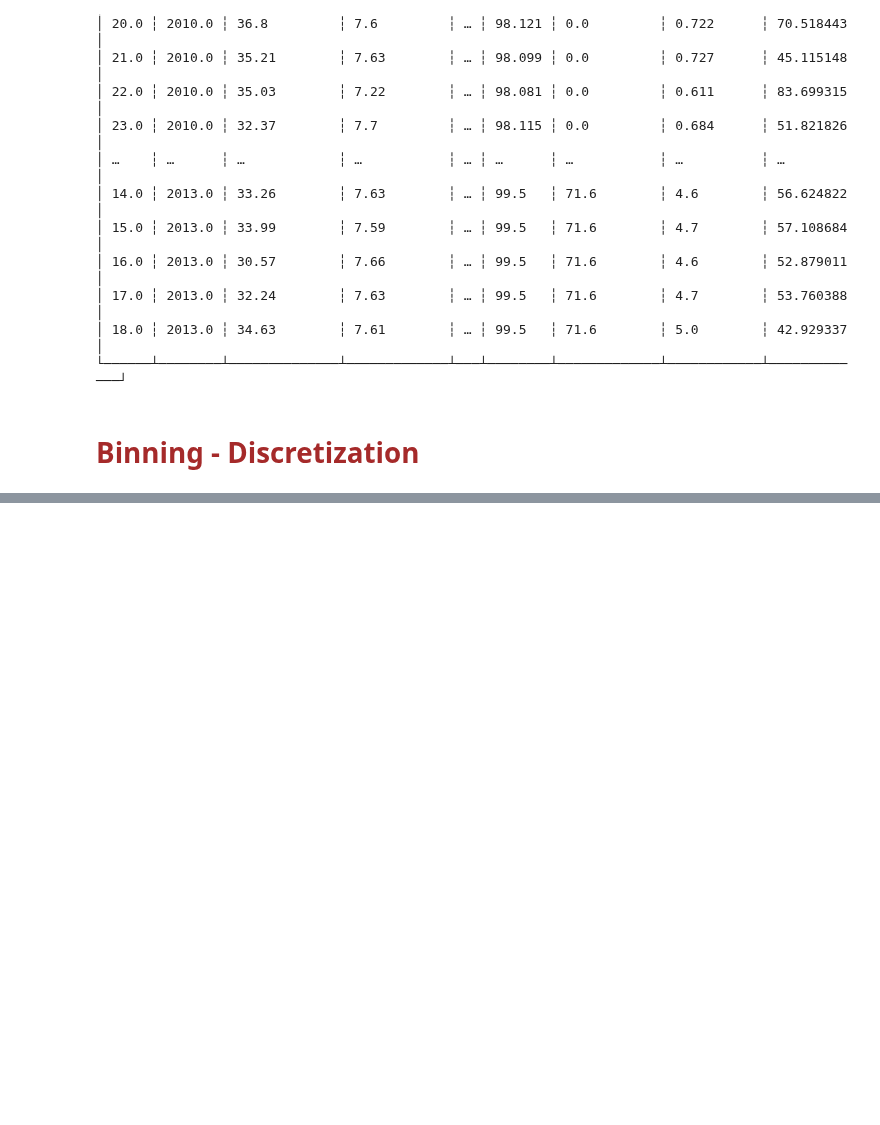
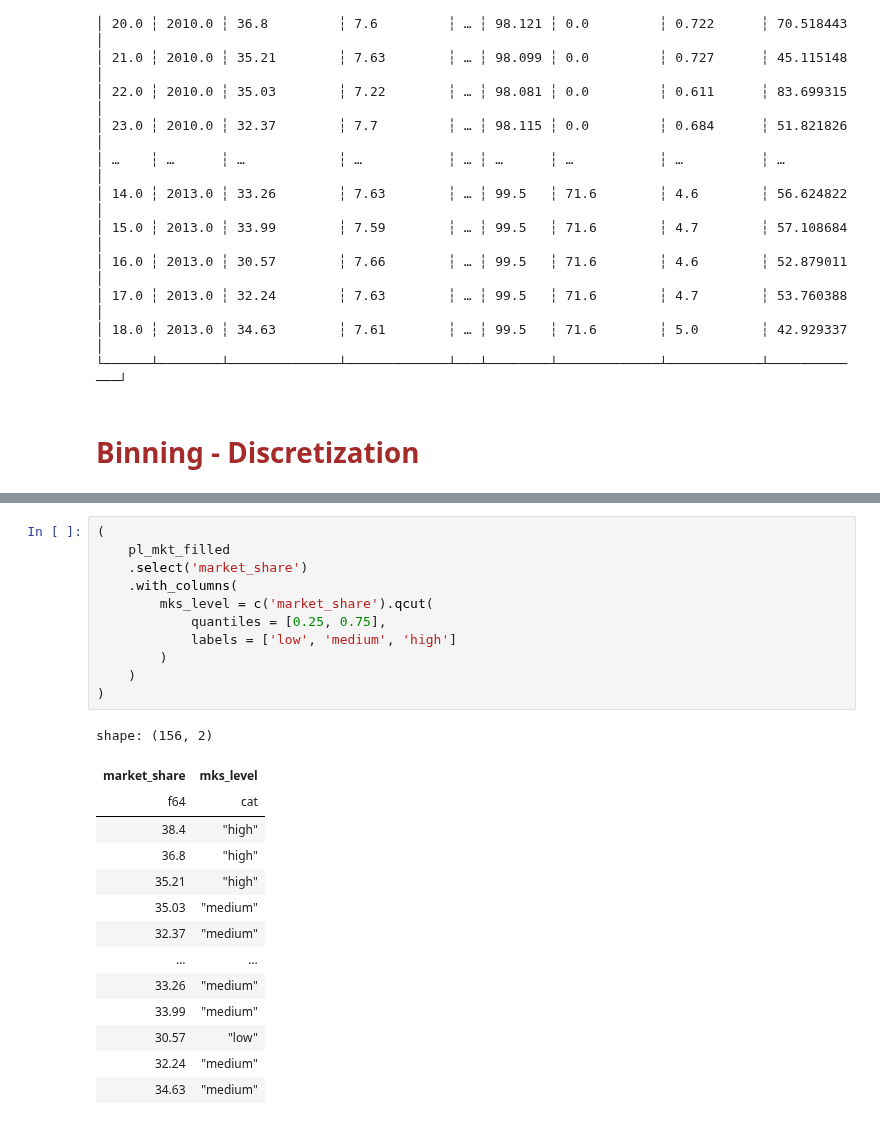
Before and after one commit to Longistamina/DataScience_MachineLearning, a Jupyter notebook: 00_Course_Demo/12_Data_Preprocessing.ipynb, the cells around one changed output, grey strips where cells are left out. Drawn from its saved outputs; the diff is of its cells as text; blank space fills up the shorter version.

```diff
--- a/00_Course_Demo/12_Data_Preprocessing.ipynb
+++ b/00_Course_Demo/12_Data_Preprocessing.ipynb
@@ -230,0 +248,26 @@ shape: (156, 19)
+# %%
+(
+    pl_mkt_filled
+    .select('market_share')
+    .with_columns(
+        mks_level = c('market_share').qcut(
+            quantiles = [0.25, 0.75],
+            labels = ['low', 'medium', 'high']
+        )
+    )
+)
+# %% [output]
+shape: (156, 2)
+| market_share | mks_level |
+| f64 | cat |
+| 38.4 | "high" |
+| 36.8 | "high" |
+| 35.21 | "high" |
+| 35.03 | "medium" |
+| 32.37 | "medium" |
+| … | … |
+| 33.26 | "medium" |
+| 33.99 | "medium" |
+| 30.57 | "low" |
+| 32.24 | "medium" |
+| 34.63 | "medium" |
```
Also changed, not shown: parts of 10 cells of this notebook, 2 other files.
